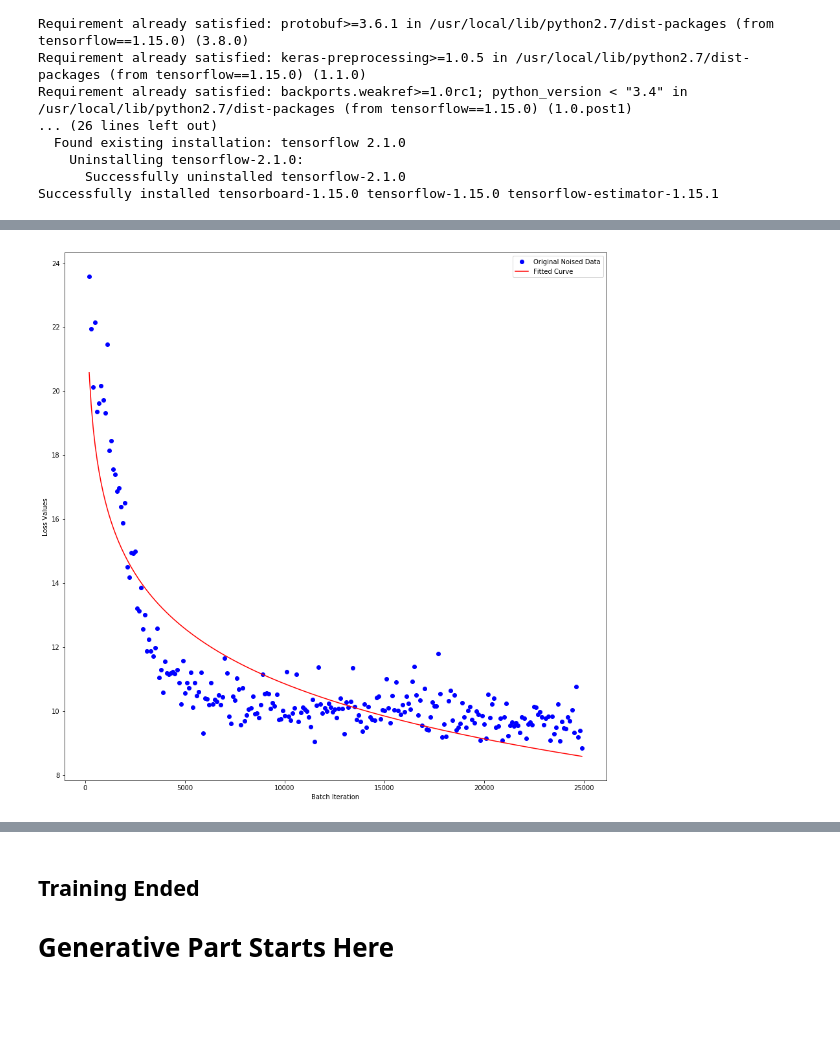
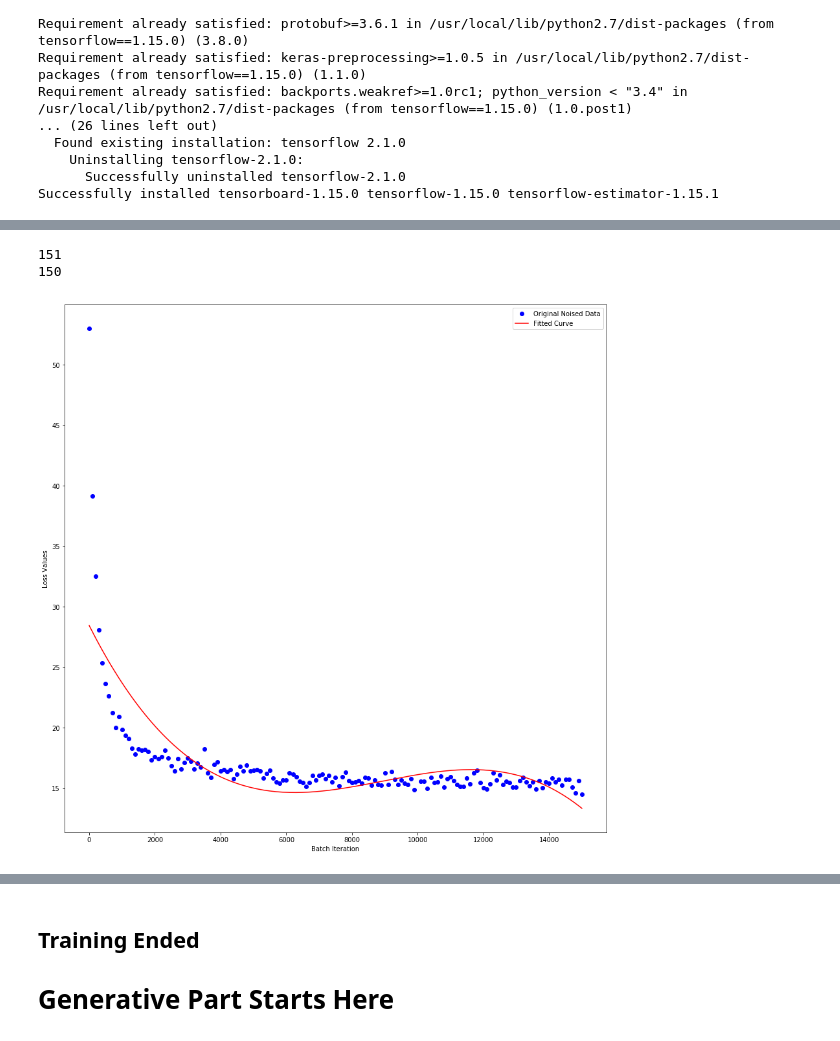
Before and after one commit to mayuridev/DeepQueryImprovisation, a Jupyter notebook: musicML.ipynb, the cells around one changed output, grey strips where cells are left out. Saved outputs shown, nothing was run; the diff lists cells and outputs as text; code cells hidden in the pictures; blank space fills up the shorter version.

```diff
--- a/musicML.ipynb
+++ b/musicML.ipynb
@@ -143,7 +154,7 @@ note_range = highest_note-lowest_note #the note range
 
 num_timesteps  = 4 #64 #32 #16 #This is the number of timesteps that we will create at a time  (16 = one bar)
 n_visible      = 2*note_range*num_timesteps #This is the size of the visible layer.
-n_hidden       = 600 #50 #This is the size of the hidden layer
+n_hidden       = 50 #50 #This is the size of the hidden layer
 # %%
 #x  = tf.placeholder(tf.float32, [None, n_visible], name="x") #The placeholder variable that holds our data
 #W  = tf.Variable(tf.random_normal([n_visible, n_hidden], 0.01), name="W") #The weight matrix that stores the edge weights
@@ -230,7 +242,7 @@ sess.run(tf.global_variables_initializer())
 if not os.path.exists('out/'):
     os.makedirs('out/')
 # %%
-num_epochs = 25000 #The number of training epochs that we are going to run. For each epoch we go through the entire data set.
+num_epochs = 15000 #The number of training epochs that we are going to run. For each epoch we go through the entire data set.
 batch_size = 100 #The number of training examples that we are going to send through the model at a time.
 # lr         = tf.constant(0.005, tf.float32) #The learning rate of our model
 
@@ -239,6 +251,7 @@ loss_value = np.array([])
 iter_value = np.array([])
 songs = [songs[0]]
 while i <= num_epochs:
+    start_time = time.time()
     for song in songs:
         # The songs are stored in a time x notes format. The size of each song is timesteps_in_song x 2*note_range
         # Here we reshape the songs so that each training example is a vector with num_timesteps x 2*note_range elements
@@ -252,21 +265,23 @@ while i <= num_epochs:
             _, loss = sess.run([solver, vae_loss], feed_dict={X: X_mb})
 
 
-
-
-
-
     if i % 100 == 0:
-        print('Iter: {}'.format(i))
-        print('Loss: {:.4}'. format(loss))
+        end_time = time.time()
+        log_str = '[Iter {}] '.format(i)
+        log_str += '[Loss {}]'.format(loss)
+        timeTaken = (end_time - start_time) * 100
+        log_str += '({:.3f} sec / 100 epoch)'.format(timeTaken)
+        print(log_str)
         iter_value = np.append(iter_value, i)
 
         loss_value = np.append(loss_value, loss)
 
         print(iter_value)
         print(loss_value)
-        plt.figure()
+        plt.figure(figsize=(8, 8))
+        plt.plot(iter_value, loss_value, 'o-')
 
+        plt.show()
 
     if i % 1000 == 0:
         samples = sess.run(X_samples, feed_dict={z: np.random.randn(1,z_dim)})
@@ -281,9 +296,7 @@ while i <= num_epochs:
         plt.pause(0.1)
         #midi_manipulation.noteStateMatrixToMidi(thresh_S, "out/generated_chord_{}".format(i))
 #                 print(i)
-        plt.plot(iter_value, loss_value, 'o-')
 
-        plt.show()
 
     i += 1
 # %% [output]
@@ -326,3 +308,7 @@ from sklearn.preprocessing import FunctionTransformer
 # %%
 x_samp = iter_value
 y_samp = loss_value
+# %%
+print(y_samp)
+y_samp = np.delete(y_samp, 0)
+print(y_samp.size)
@@ -329,20 +333,26 @@ y_samp = loss_value
+# %%
+print(x_samp.size)
+x_samp = np.delete(x_samp, 100)
+print(x_samp.size)
+# %% [output]
+151
+150
 # %%
-def func(x_samp, a, b, c):
-  #return a * np.exp(-b * x) + c
-  return a * np.log(b * x_samp) + c
+def func(x_samp, a, b, c, f):
+	return (a * x_samp) + (b * x_samp**2) + (c * x_samp**3) + f
 
 
 yn = y_samp + 0.2*np.random.normal(size=len(x_samp))
 
 popt, pcov = curve_fit(func, x_samp, yn)
 
 
 plt.figure(figsize=(15, 15))
 plt.plot(x_samp, yn, 'bo', label="Original Noised Data")
 plt.plot(x_samp, func(x_samp, *popt), 'r-', label="Fitted Curve")
 plt.xlabel("Batch Iteration")
 plt.ylabel("Loss Values")
 plt.legend()
 plt.show()
 # %% [output]
-[figure, old version]
+[figure, new version]
```
Also changed, not shown: parts of 23 cells of this notebook, 59 other files.
